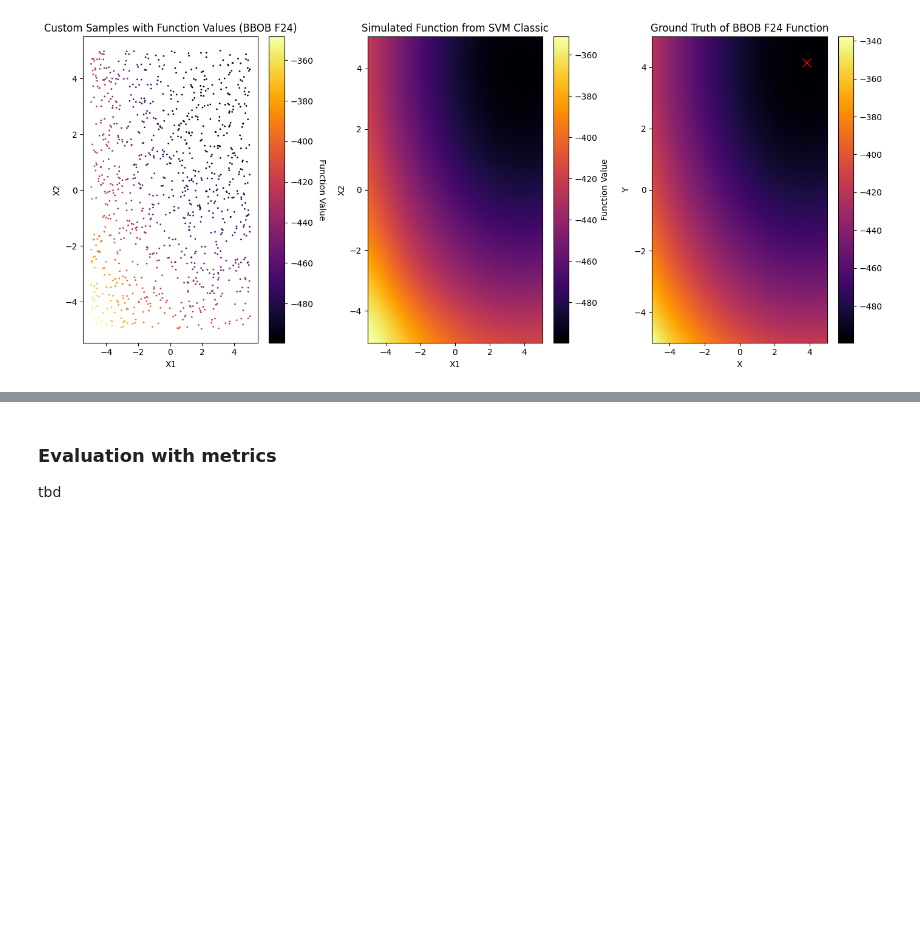
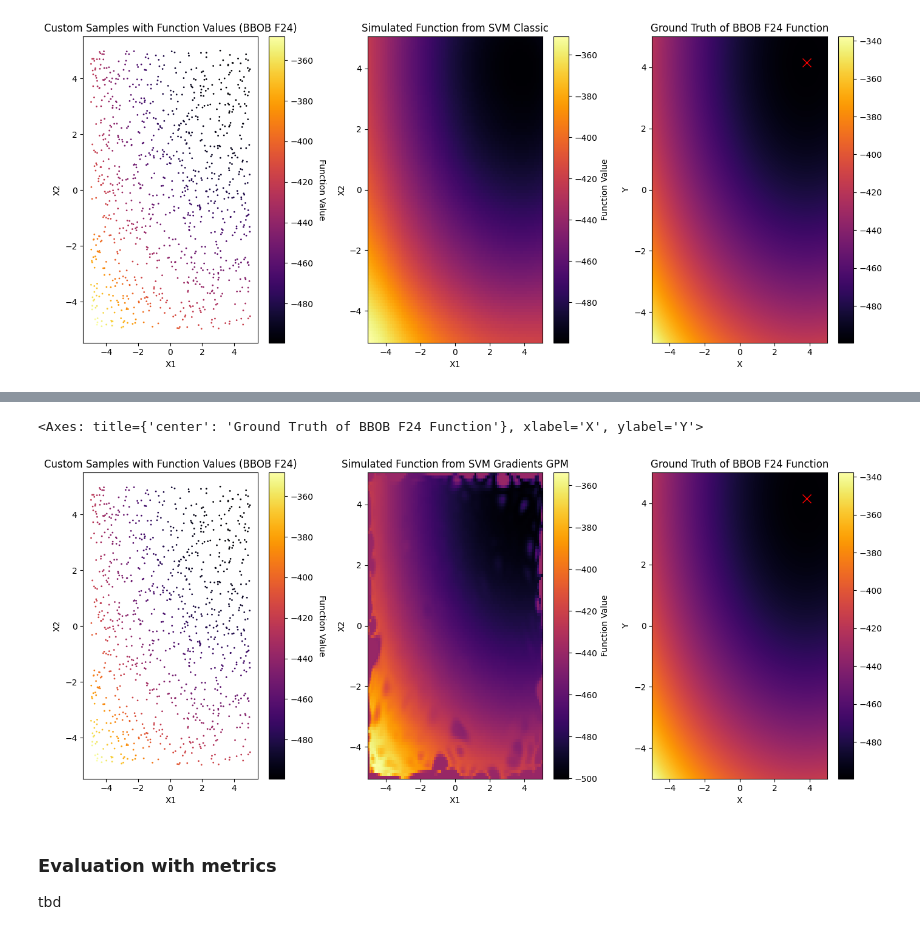
Before and after one commit to mo374z/OptimizationTestfunctionGeneration, a Jupyter notebook: main/f1_simulation.ipynb, the cells around one changed output, grey strips where cells are left out. Saved outputs shown, nothing was run; the diff lists cells and outputs as text; code cells hidden in the pictures; blank space fills up the shorter version.

```diff
--- a/main/f1_simulation.ipynb
+++ b/main/f1_simulation.ipynb
@@ -53,3 +82,9 @@ svm1 = pickle.loads(open(f'{FOLDER}/SVM_grad.pkl', 'rb').read())
+# %%
+gradient_estimator = MultiOutputRegressor(GaussianProcessRegressor())
+gradient_estimator.fit(X_input, X_input_grad1[:, 2:4])
+
+def svm_grad_gpm(X):
+    return test_function(X, X_input, X_input_grad1[:, 2:4], svm_grad, method='estimator', gradient_estimator=gradient_estimator)
 # %% [markdown]
 ## Evaluation
 # %% [markdown]
@@ -74,3 +114,10 @@ on first glance: Classic SVM with RBF-Kernel can simulate the first BBOB functio
+# %%
+mesh_results_svm_grad_gpm = svm_grad_gpm(mesh_samples_tensor).reshape(X1.shape)
+# %%
+plot_collage(sample_f01[0], sample_f01[1], problem_f01, "BBOB F24", "SVM Gradients GPM", X1, X2, mesh_results_svm_grad_gpm)
+# %% [output]
+<Axes: title={'center': 'Ground Truth of BBOB F24 Function'}, xlabel='X', ylabel='Y'>
+[figure, added]
 # %% [markdown]
 ### Evaluation with metrics
 
```
Also changed, not shown: parts of 20 cells of this notebook, 4 other files.
